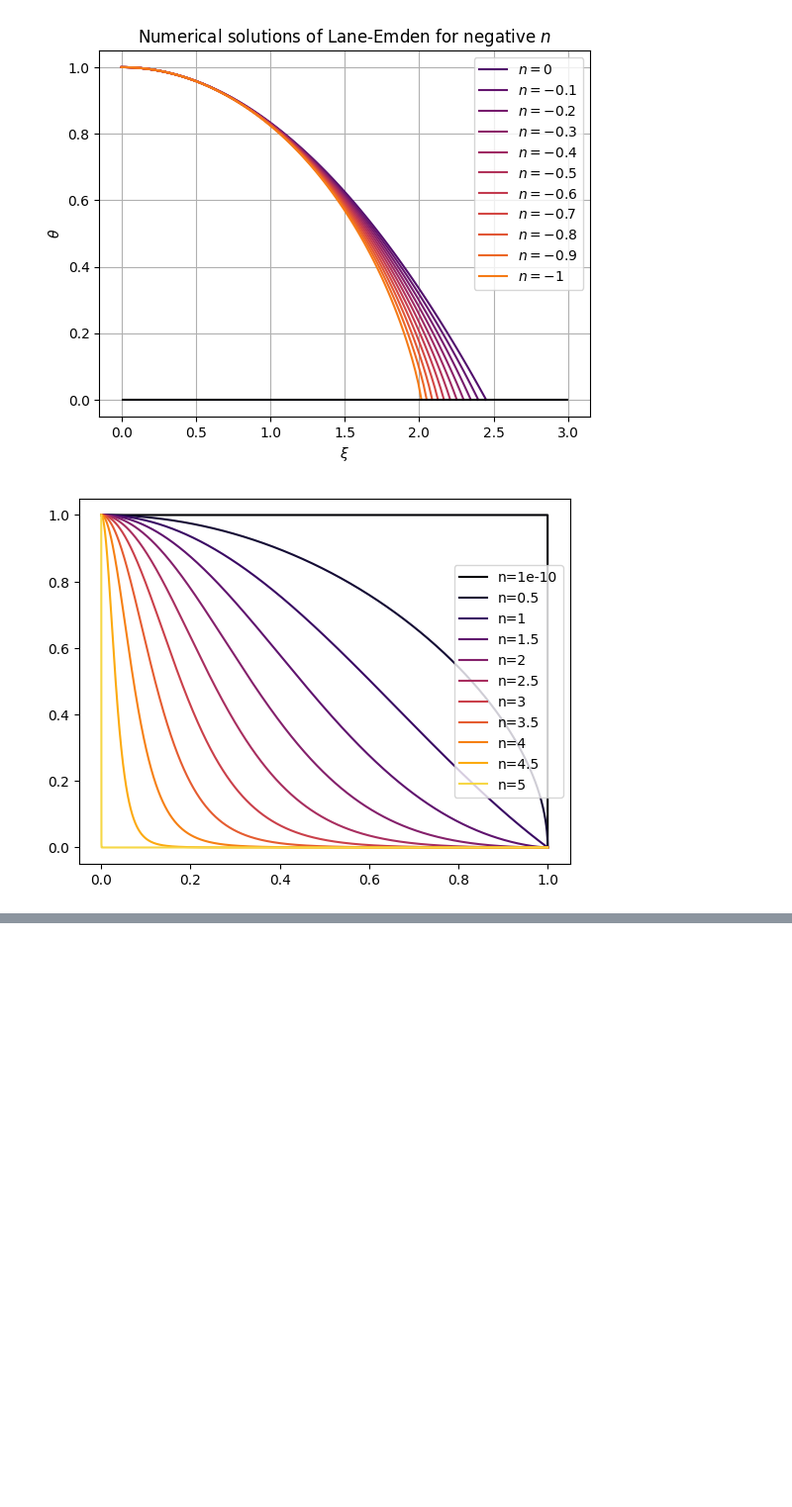
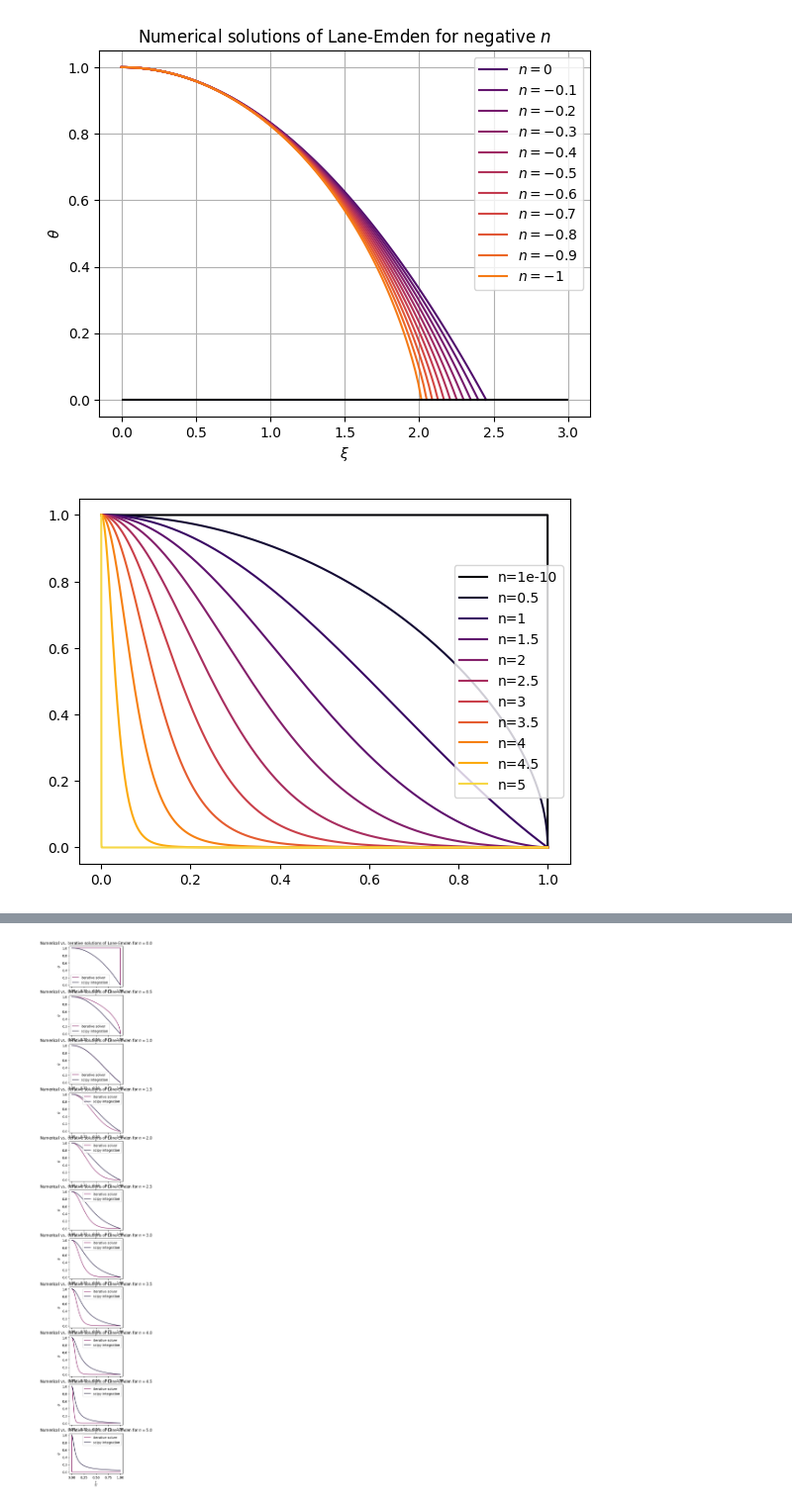
Before and after one commit to ShuoChen777/Lane-emden, a Jupyter notebook: lane_emden.ipynb, the cells around one changed output, grey strips where cells are left out. Shown at 99% size. Cells and saved outputs as stored; diff of their text form; code cells hidden in the pictures; blank space fills up the shorter version.

```diff
--- a/lane_emden.ipynb
+++ b/lane_emden.ipynb
@@ -302,0 +312,29 @@ plt.show()
+# %%
+fig, ax = plt.subplots(len(iter_n_list), 1, dpi=100, figsize=(3, 30))
+
+for i, temp_n in enumerate(iter_n_list):
+    r, rho, m, P = getpoly(temp_n)
+    theta = rho/rho[0]
+    ax[i].plot(r, theta, label=f"iterative solver", color=colours[8])
+    sol = solve_ivp(le_derivatives,
+                    t_span=t_span,
+                    y0=y0,
+                    args=(temp_n,),
+                    events=find_zero,
+                    dense_output=True,
+                    max_step=max_step)
+    if sol.t_events[0].size != 0:
+        t_lim = sol.t_events[0][0]
+        # print(r'n = %.1f: Difference = %f' % (n_list[i], abs(xi_1_list[i]-num_xi_1[i])))
+    else:
+        t_lim = t_span[-1]
+    t = np.linspace(t_span[0], t_lim, 100)
+    ax[i].plot(t/t_lim, sol.sol(t)[0], c=colours[2], label=rf'scipy integration')
+
+    ax[i].legend()
+    ax[i].set_title(r'Numerical vs. iterative solutions of Lane-Emden for $n=%.1f$' % temp_n)
+    ax[i].set_xlabel(r'$\frac{\xi}{\xi_1}$')
+    ax[i].set_ylabel(r'$\theta$')
+plt.show()
+# %% [output]
+[figure, added]
```
Also changed, not shown: parts of 11 cells of this notebook, 2 other files.
